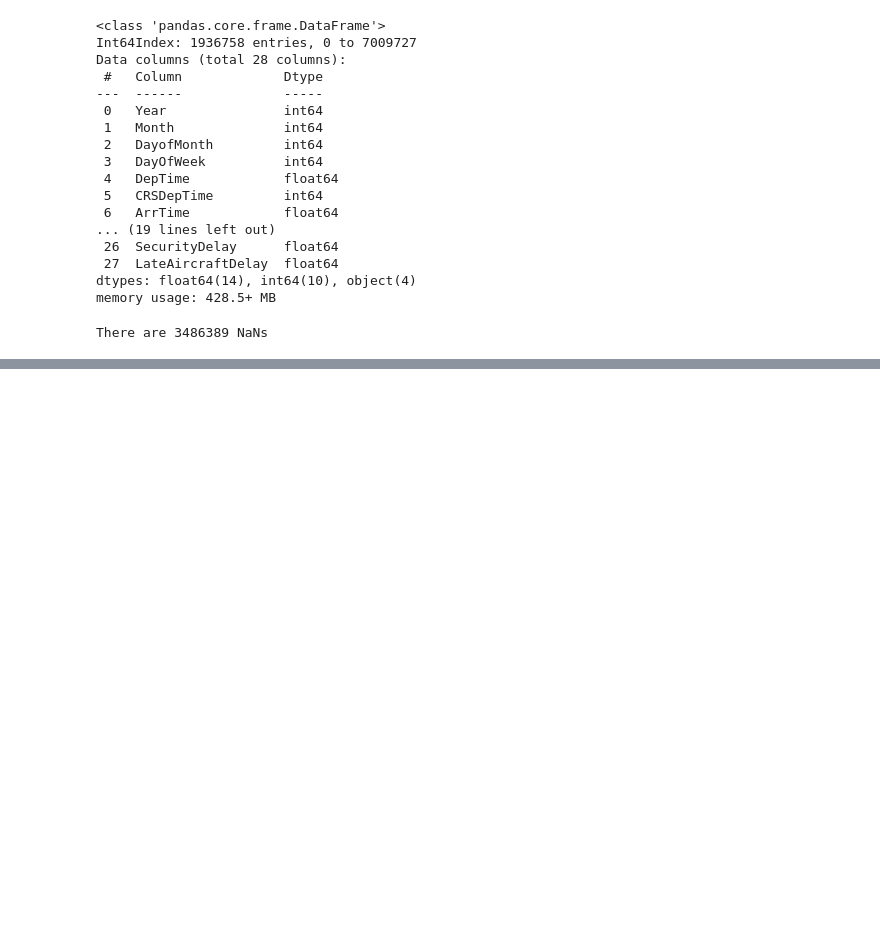
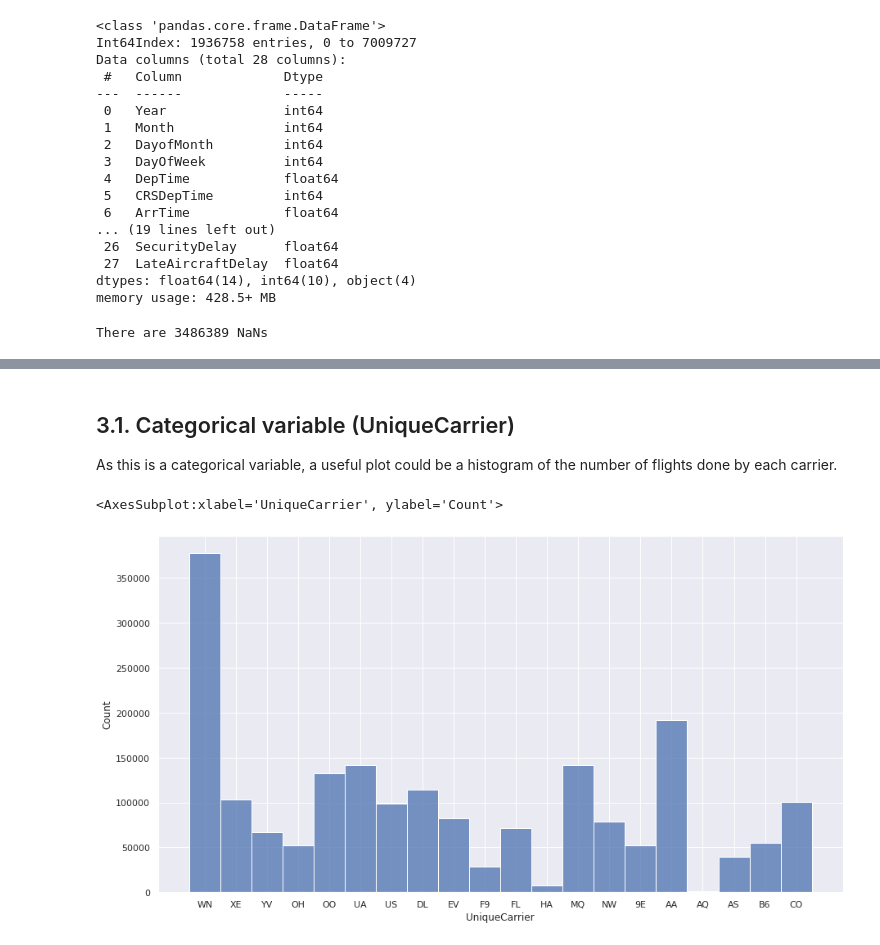
Before and after one commit to joseporiolayats/data-exercises, a Jupyter notebook: kaggle-airline-df/dataset-processing.ipynb, the cells around one changed output, grey strips where cells are left out. Saved outputs shown, nothing was run; the diff lists cells and outputs as text; code cells hidden in the pictures; blank space fills up the shorter version.

```diff
--- a/kaggle-airline-df/dataset-processing.ipynb
+++ b/kaggle-airline-df/dataset-processing.ipynb
@@ -17,6 +17,8 @@ import os
 !pip install kaggle --upgrade --quiet
 import seaborn as sns
 sns.set_theme(style="darkgrid")
+sns.set(rc = {'figure.figsize':(15,8)})
+
 os.getcwd()
 # %% [output]
 '/home/noone/data-exercises/kaggle-airline-df'
@@ -139,0 +193,8 @@ df.drop(columns=["Year","Month","DayofMonth"],inplace=True)
+# %% [markdown]
+## 3.1. Categorical variable (UniqueCarrier)
+As this is a categorical variable, a useful plot could be a histogram of the number of flights done by each carrier.
+# %%
+sns.histplot(data=df, x="UniqueCarrier")
+# %% [output]
+<AxesSubplot:xlabel='UniqueCarrier', ylabel='Count'>
+[figure, added]
```
Also changed, not shown: parts of 12 cells of this notebook, 1 other file.
